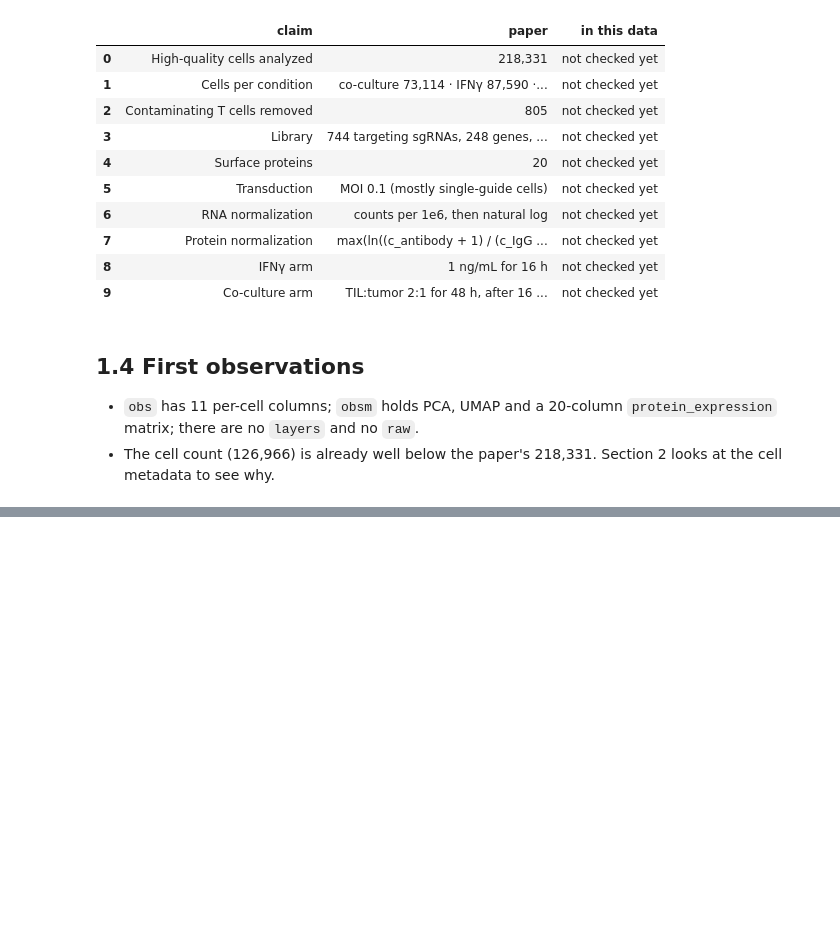
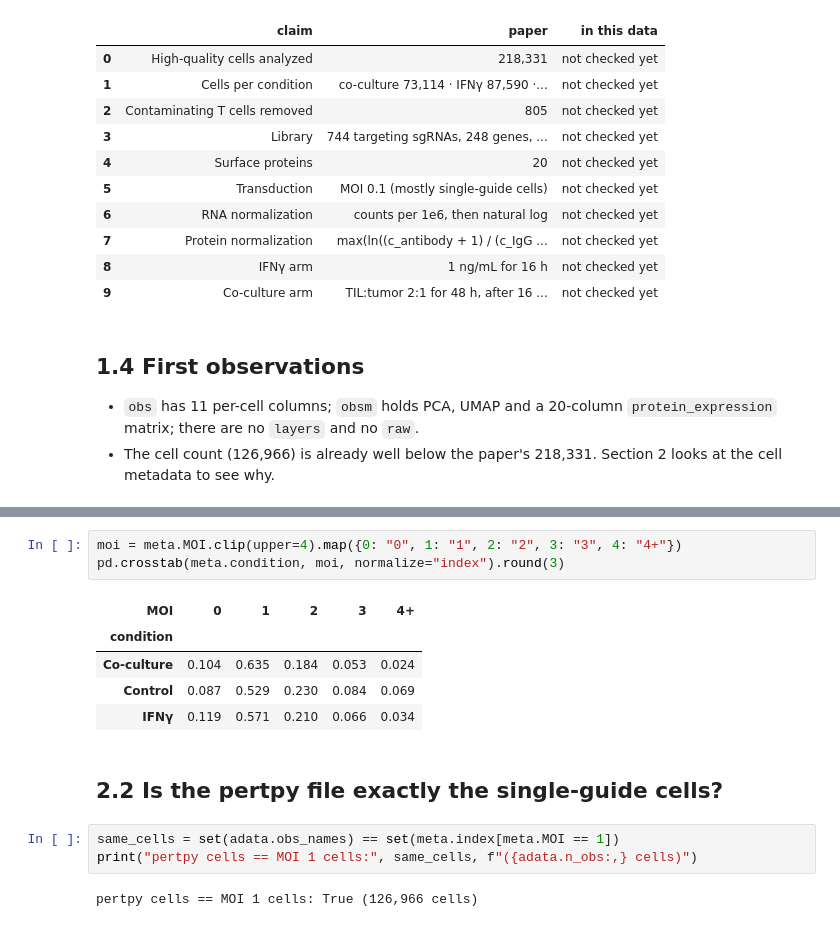
Before and after one commit to Shreyan-A0I/TMEsim, a Jupyter notebook: notebooks/01_data_exploration.ipynb, the cells around one changed output, grey strips where cells are left out. Drawn from its saved outputs; the diff is of its cells as text; blank space fills up the shorter version.

```diff
--- a/notebooks/01_data_exploration.ipynb
+++ b/notebooks/01_data_exploration.ipynb
@@ -93,0 +113,16 @@ claims
+# %%
+moi = meta.MOI.clip(upper=4).map({0: "0", 1: "1", 2: "2", 3: "3", 4: "4+"})
+pd.crosstab(meta.condition, moi, normalize="index").round(3)
+# %% [output]
+| MOI | 0 | 1 | 2 | 3 | 4+ |
+| condition |  |  |  |  |  |
+| Co-culture | 0.104 | 0.635 | 0.184 | 0.053 | 0.024 |
+| Control | 0.087 | 0.529 | 0.230 | 0.084 | 0.069 |
+| IFNγ | 0.119 | 0.571 | 0.210 | 0.066 | 0.034 |
+# %% [markdown]
+## 2.2 Is the pertpy file exactly the single-guide cells?
+# %%
+same_cells = set(adata.obs_names) == set(meta.index[meta.MOI == 1])
+print("pertpy cells == MOI 1 cells:", same_cells, f"({adata.n_obs:,} cells)")
+# %% [output]
+pertpy cells == MOI 1 cells: True (126,966 cells)
```
Also changed, not shown: parts of 15 cells of this notebook.
